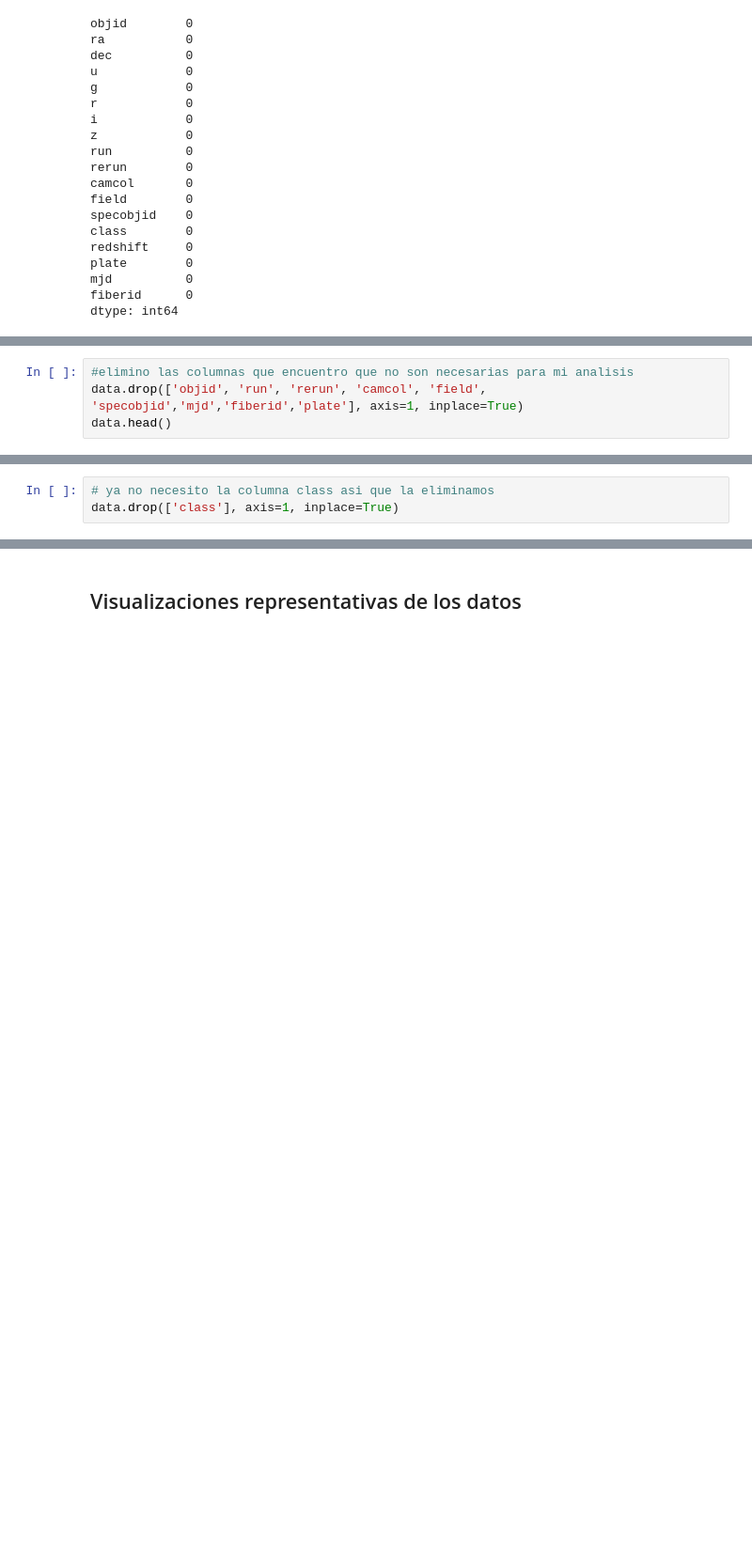
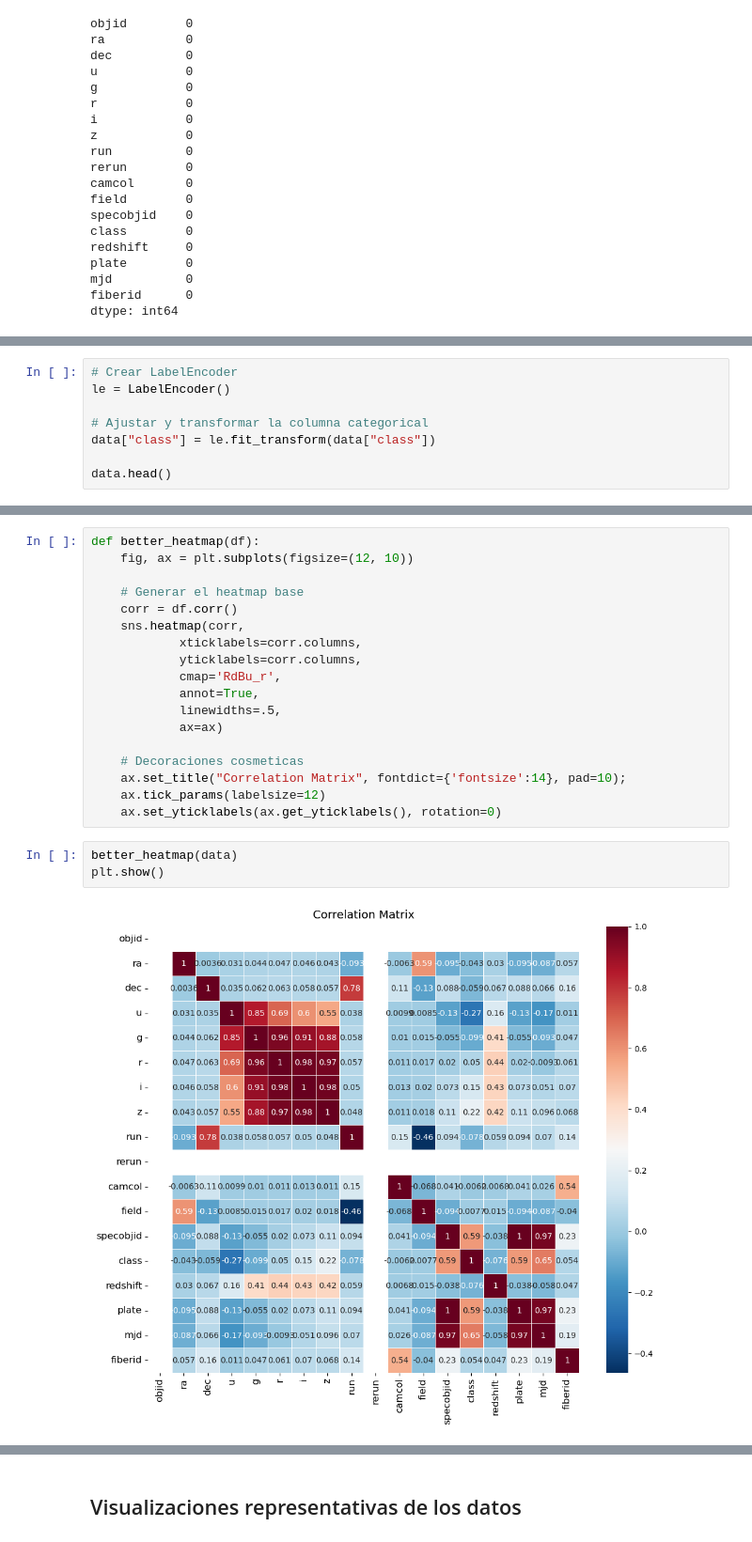
Before and after one commit to HeinzSch/Machine-Learning-Homework, a Jupyter notebook: Homework Astronomic.ipynb, the cells around one changed output, grey strips where cells are left out. Shown at 94% size. Cells and saved outputs as stored; diff of their text form; blank space fills up the shorter version.

```diff
--- a/Homework Astronomic.ipynb
+++ b/Homework Astronomic.ipynb
@@ -103,4 +104,0 @@ array(['objid', 'ra', 'dec', 'u', 'g', 'r', 'i', 'z', 'run', 'rerun',
-# %%
-#elimino las columnas que encuentro que no son necesarias para mi analisis
-data.drop(['objid', 'run', 'rerun', 'camcol', 'field', 'specobjid','mjd','fiberid','plate'], axis=1, inplace=True)
-data.head()
@@ -132,3 +104,0 @@ for i in range(10000):
-# %%
-# ya no necesito la columna class asi que la eliminamos
-data.drop(['class'], axis=1, inplace=True)
@@ -146,0 +107,8 @@ X.tail(5)
+# %%
+# Crear LabelEncoder
+le = LabelEncoder()
+
+# Ajustar y transformar la columna categorical
+data["class"] = le.fit_transform(data["class"])
+
+data.head()
@@ -146,0 +122,23 @@ X.tail(5)
+# %%
+def better_heatmap(df):
+    fig, ax = plt.subplots(figsize=(12, 10))
+
+    # Generar el heatmap base
+    corr = df.corr()
+    sns.heatmap(corr,
+            xticklabels=corr.columns,
+            yticklabels=corr.columns,
+            cmap='RdBu_r',
+            annot=True,
+            linewidths=.5,
+            ax=ax)
+
+    # Decoraciones cosmeticas
+    ax.set_title("Correlation Matrix", fontdict={'fontsize':14}, pad=10);
+    ax.tick_params(labelsize=12)
+    ax.set_yticklabels(ax.get_yticklabels(), rotation=0)
+# %%
+better_heatmap(data)
+plt.show()
+# %% [output]
+[figure, added]
```
Also changed, not shown: parts of 74 cells of this notebook, 5 other files.
